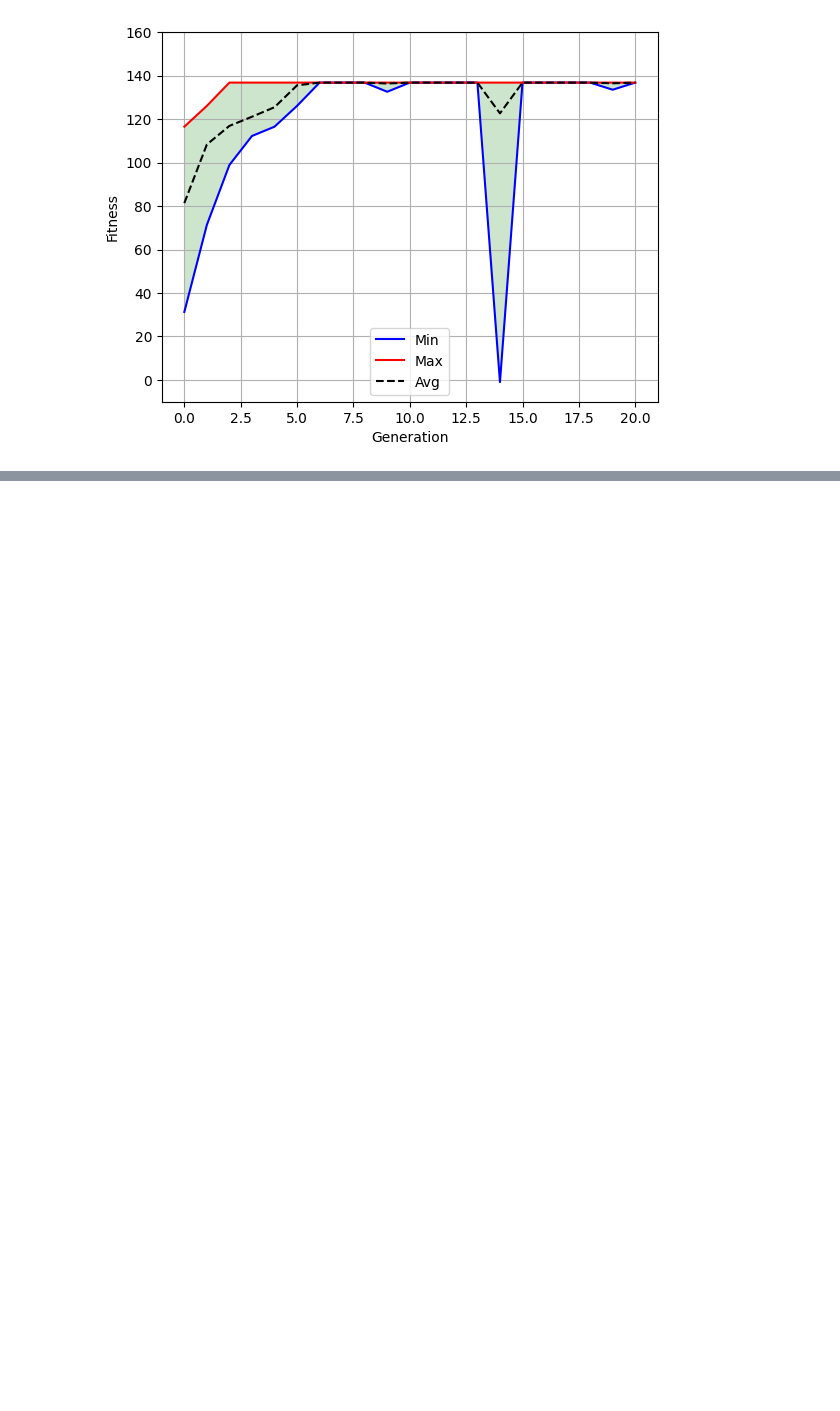
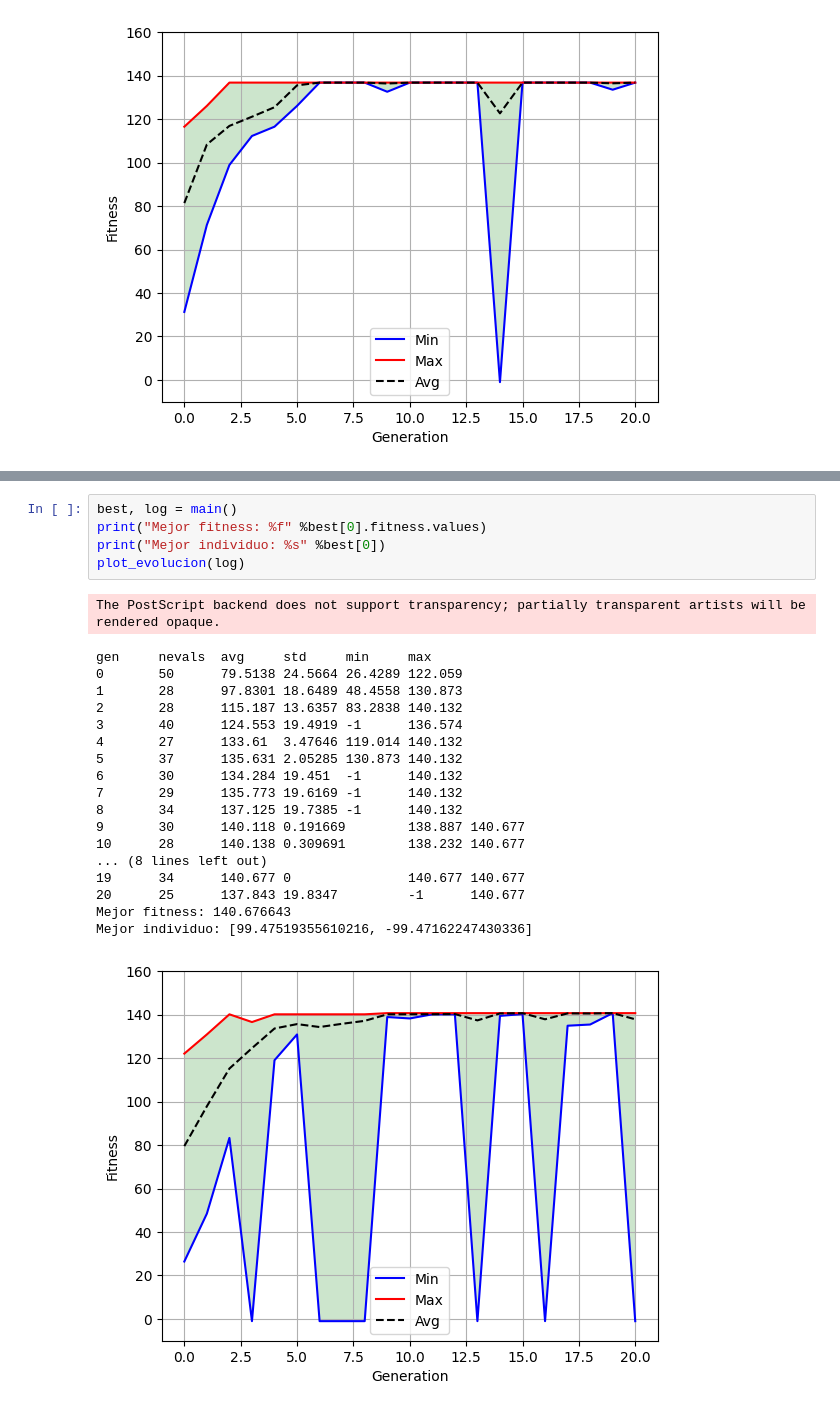
Before and after one commit to Zelio-1/Procesamiento-inteligente-de-datos_MiguelRuz, a Jupyter notebook: Practica_16/optimizacion.ipynb, the cells around one changed output, grey strips where cells are left out. Cells and saved outputs as stored; diff of their text form; blank space fills up the shorter version.

```diff
--- a/Practica_16/optimizacion.ipynb
+++ b/Practica_16/optimizacion.ipynb
@@ -136,0 +176,25 @@ The PostScript backend does not support transparency; partially transparent arti
+# %%
+best, log = main()
+print("Mejor fitness: %f" %best[0].fitness.values)
+print("Mejor individuo: %s" %best[0])
+plot_evolucion(log)
+# %% [output]
+The PostScript backend does not support transparency; partially transparent artists will be rendered opaque.
+gen     nevals  avg     std     min     max
+0       50      79.5138 24.5664 26.4289 122.059
+1       28      97.8301 18.6489 48.4558 130.873
+2       28      115.187 13.6357 83.2838 140.132
+3       40      124.553 19.4919 -1      136.574
+4       27      133.61  3.47646 119.014 140.132
+5       37      135.631 2.05285 130.873 140.132
+6       30      134.284 19.451  -1      140.132
+7       29      135.773 19.6169 -1      140.132
+8       34      137.125 19.7385 -1      140.132
+9       30      140.118 0.191669        138.887 140.677
+10      28      140.138 0.309691        138.232 140.677
+... (8 lines left out)
+19      34      140.677 0               140.677 140.677
+20      25      137.843 19.8347         -1      140.677
+Mejor fitness: 140.676643
+Mejor individuo: [99.47519355610216, -99.47162247430336]
+[figure, added]
```
Also changed, not shown: parts of 4 cells of this notebook, 1 other file.
